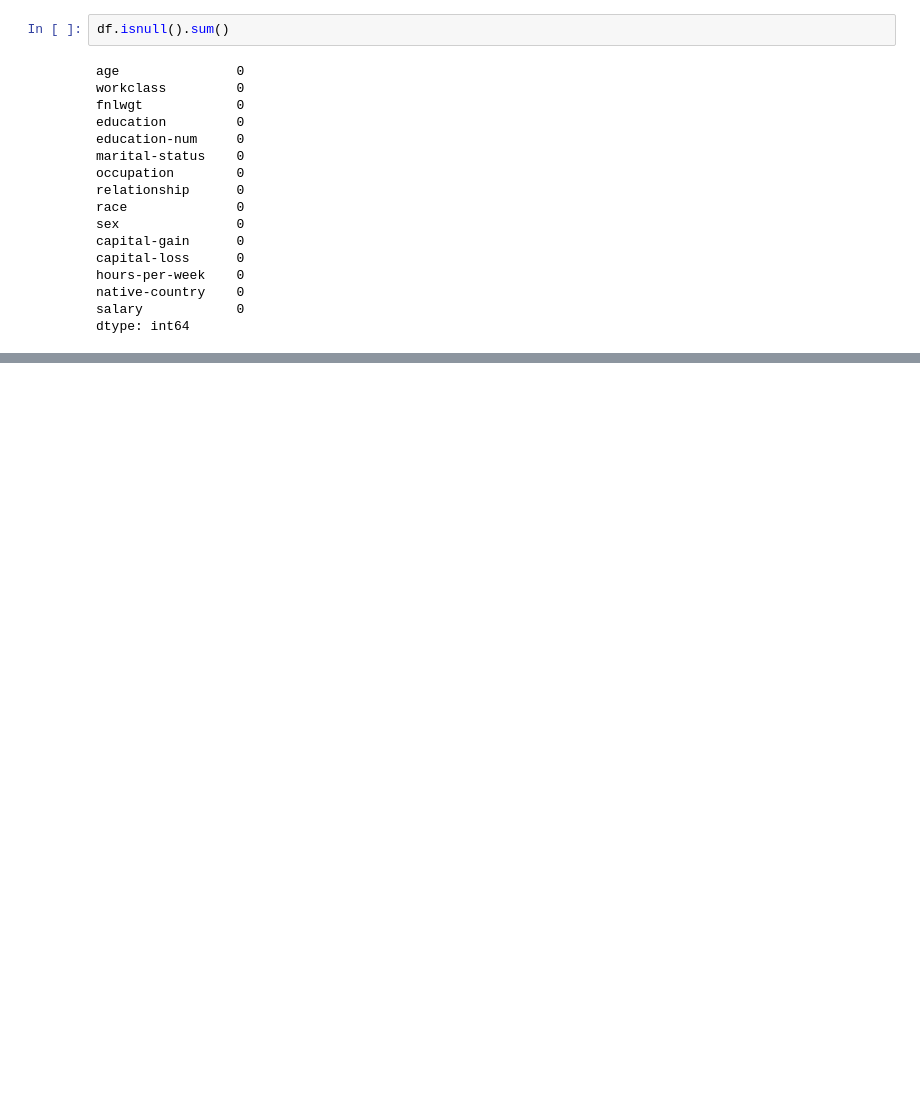
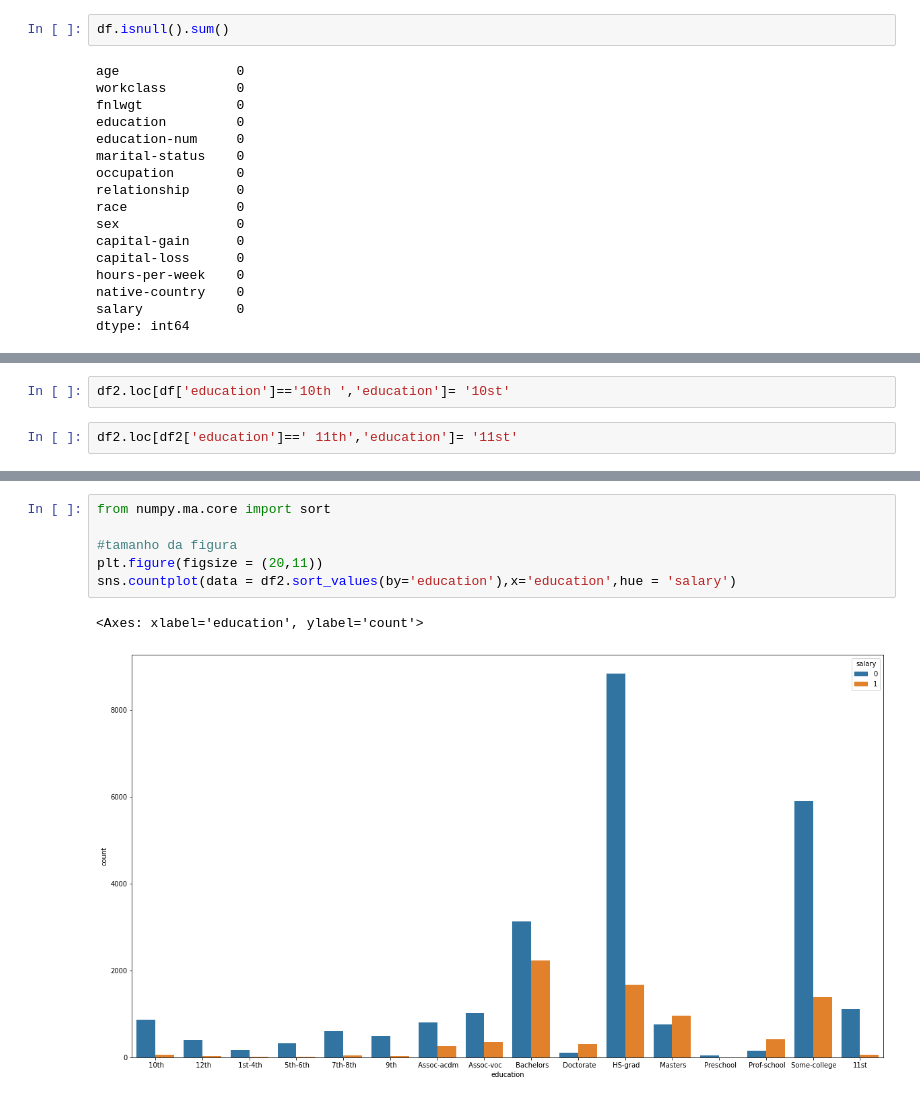
Before and after one commit to isaiasjusto/Salary_regression, a Jupyter notebook: Salary prediction.ipynb, the cells around one changed output, grey strips where cells are left out. Cells and saved outputs as stored; diff of their text form; blank space fills up the shorter version.

```diff
--- a/Salary prediction.ipynb
+++ b/Salary prediction.ipynb
@@ -175,0 +336,4 @@ Notes:
+# %%
+df2.loc[df['education']=='10th ','education']= '10st'
+# %%
+df2.loc[df2['education']==' 11th','education']= '11st'
@@ -175,0 +390,9 @@ Notes:
+# %%
+from numpy.ma.core import sort
+
+#tamanho da figura
+plt.figure(figsize = (20,11))
+sns.countplot(data = df2.sort_values(by='education'),x='education',hue = 'salary')
+# %% [output]
+<Axes: xlabel='education', ylabel='count'>
+[figure, added]
```
Also changed, not shown: parts of 47 cells of this notebook, 4 other files.
